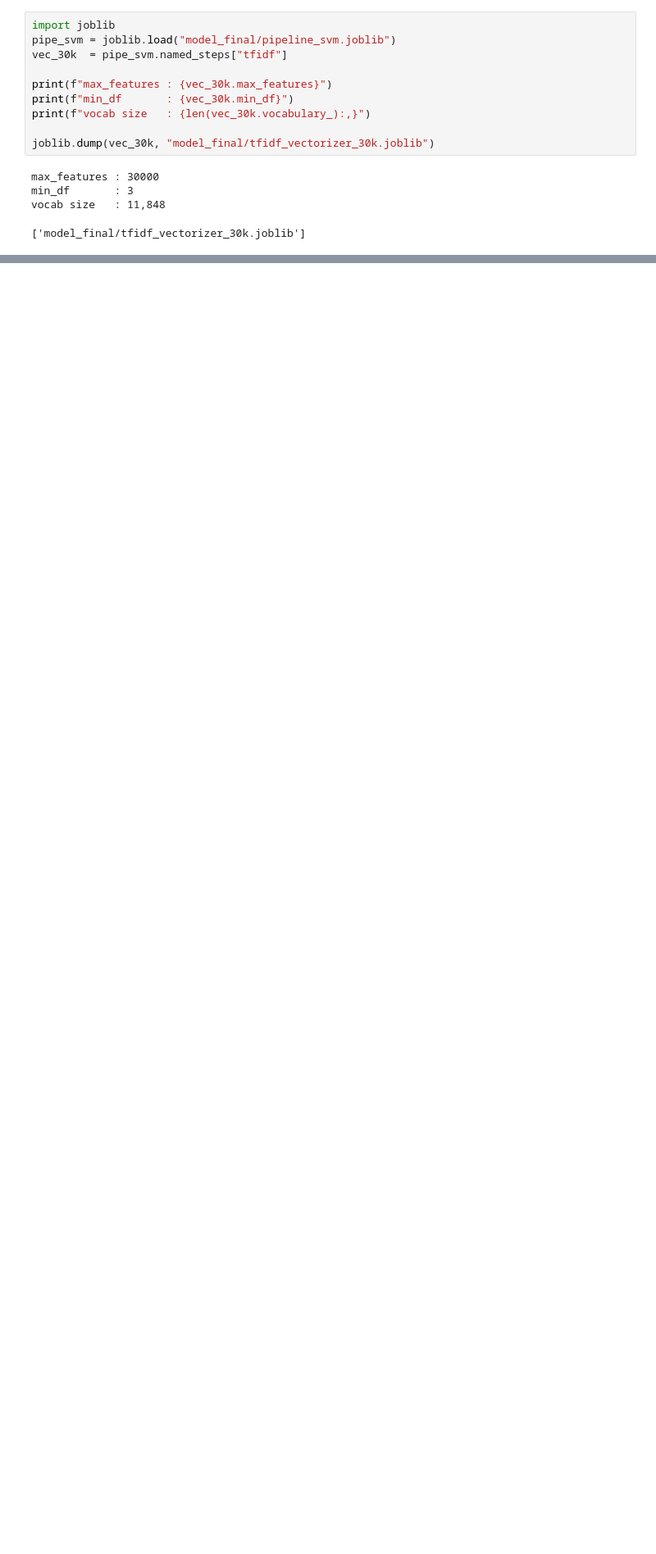
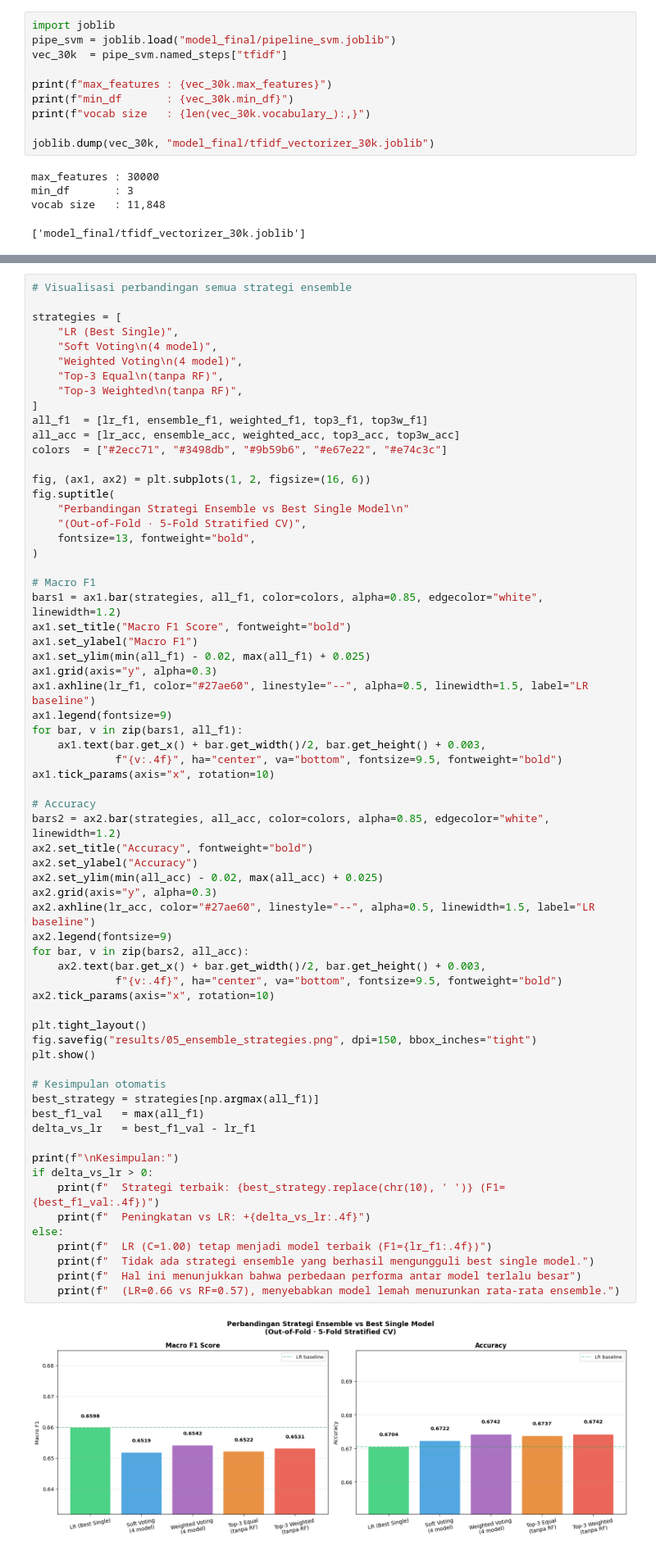
Before and after one commit to Jerome-88/Indo-Financial-Slang-Stacking, a Jupyter notebook: notebooks/train_experiment.ipynb, the cells around one changed output, grey strips where cells are left out. Shown at 82% size. Saved outputs shown, nothing was run; the diff lists cells and outputs as text; blank space fills up the shorter version.

```diff
--- a/notebooks/train_experiment.ipynb
+++ b/notebooks/train_experiment.ipynb
@@ -713,0 +966,67 @@ vocab size   : 11,848
+# %%
+# Visualisasi perbandingan semua strategi ensemble
+
+strategies = [
+    "LR (Best Single)",
+    "Soft Voting\n(4 model)",
+    "Weighted Voting\n(4 model)",
+    "Top-3 Equal\n(tanpa RF)",
+    "Top-3 Weighted\n(tanpa RF)",
+]
+all_f1  = [lr_f1, ensemble_f1, weighted_f1, top3_f1, top3w_f1]
+all_acc = [lr_acc, ensemble_acc, weighted_acc, top3_acc, top3w_acc]
+colors  = ["#2ecc71", "#3498db", "#9b59b6", "#e67e22", "#e74c3c"]
+
+fig, (ax1, ax2) = plt.subplots(1, 2, figsize=(16, 6))
+fig.suptitle(
+    "Perbandingan Strategi Ensemble vs Best Single Model\n"
+    "(Out-of-Fold · 5-Fold Stratified CV)",
+    fontsize=13, fontweight="bold",
+)
+
+# Macro F1
+bars1 = ax1.bar(strategies, all_f1, color=colors, alpha=0.85, edgecolor="white", linewidth=1.2)
+ax1.set_title("Macro F1 Score", fontweight="bold")
+ax1.set_ylabel("Macro F1")
+ax1.set_ylim(min(all_f1) - 0.02, max(all_f1) + 0.025)
+ax1.grid(axis="y", alpha=0.3)
+ax1.axhline(lr_f1, color="#27ae60", linestyle="--", alpha=0.5, linewidth=1.5, label="LR baseline")
+ax1.legend(fontsize=9)
+for bar, v in zip(bars1, all_f1):
+    ax1.text(bar.get_x() + bar.get_width()/2, bar.get_height() + 0.003,
+             f"{v:.4f}", ha="center", va="bottom", fontsize=9.5, fontweight="bold")
+ax1.tick_params(axis="x", rotation=10)
+
+# Accuracy
+bars2 = ax2.bar(strategies, all_acc, color=colors, alpha=0.85, edgecolor="white", linewidth=1.2)
+ax2.set_title("Accuracy", fontweight="bold")
+ax2.set_ylabel("Accuracy")
+ax2.set_ylim(min(all_acc) - 0.02, max(all_acc) + 0.025)
+ax2.grid(axis="y", alpha=0.3)
+ax2.axhline(lr_acc, color="#27ae60", linestyle="--", alpha=0.5, linewidth=1.5, label="LR baseline")
+ax2.legend(fontsize=9)
+for bar, v in zip(bars2, all_acc):
+    ax2.text(bar.get_x() + bar.get_width()/2, bar.get_height() + 0.003,
+             f"{v:.4f}", ha="center", va="bottom", fontsize=9.5, fontweight="bold")
+ax2.tick_params(axis="x", rotation=10)
+
+plt.tight_layout()
+fig.savefig("results/05_ensemble_strategies.png", dpi=150, bbox_inches="tight")
+plt.show()
+
+# Kesimpulan otomatis
+best_strategy = strategies[np.argmax(all_f1)]
+best_f1_val   = max(all_f1)
+delta_vs_lr   = best_f1_val - lr_f1
+
+print(f"\nKesimpulan:")
+if delta_vs_lr > 0:
+    print(f"  Strategi terbaik: {best_strategy.replace(chr(10), ' ')} (F1={best_f1_val:.4f})")
+    print(f"  Peningkatan vs LR: +{delta_vs_lr:.4f}")
+else:
+    print(f"  LR (C=1.00) tetap menjadi model terbaik (F1={lr_f1:.4f})")
+    print(f"  Tidak ada strategi ensemble yang berhasil mengungguli best single model.")
+    print(f"  Hal ini menunjukkan bahwa perbedaan performa antar model terlalu besar")
+    print(f"  (LR=0.66 vs RF=0.57), menyebabkan model lemah menurunkan rata-rata ensemble.")
+# %% [output]
+[figure, added]
```
Also changed, not shown: parts of 6 cells of this notebook, 13 other files.
